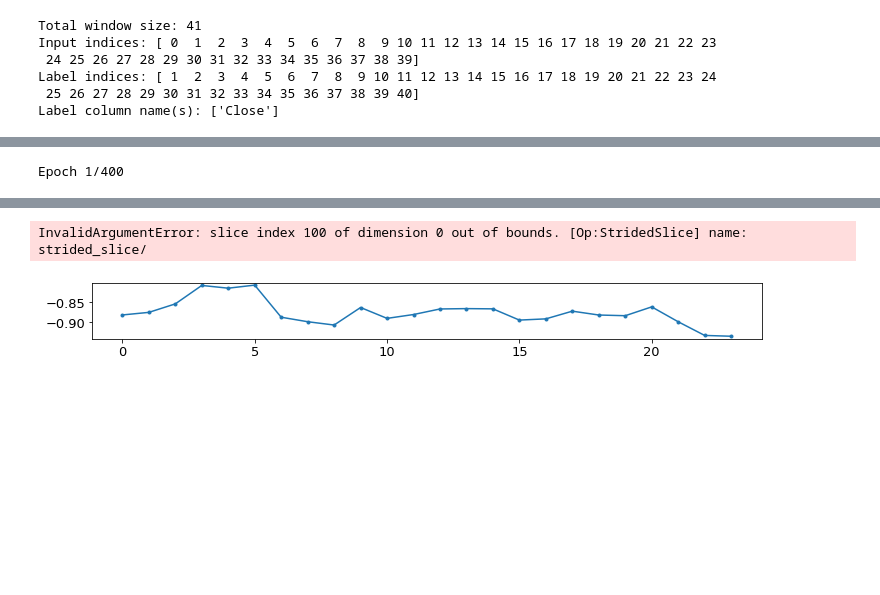
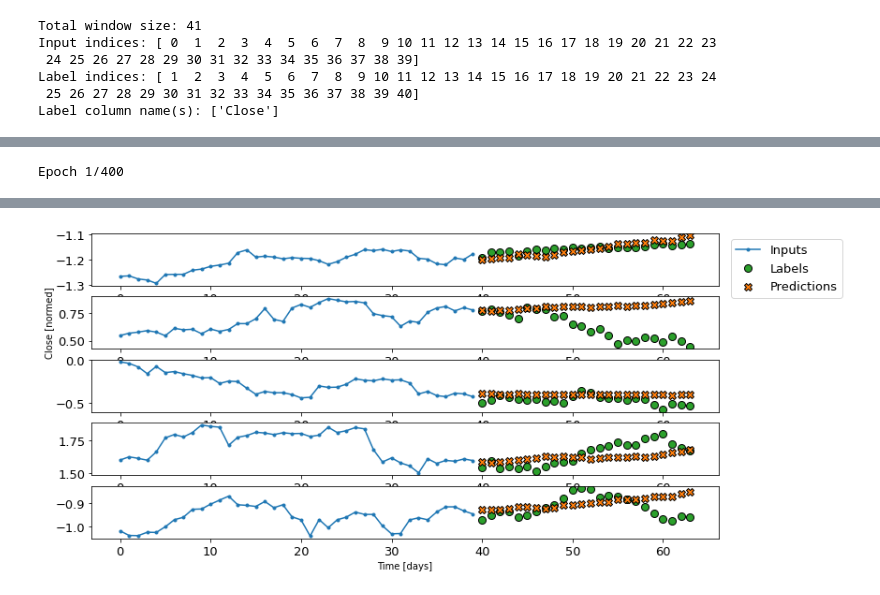
Before and after one commit to gimoonnam/Challenges, a Jupyter notebook: TimeSeriesModeling/Stock_Data_Analysis/How-to-Pull-Stock-Data.ipynb, the cells around one changed output, grey strips where cells are left out. Drawn from its saved outputs; the diff is of its cells as text; code cells hidden in the pictures; blank space fills up the shorter version.

```diff
--- a/TimeSeriesModeling/Stock_Data_Analysis/How-to-Pull-Stock-Data.ipynb
+++ b/TimeSeriesModeling/Stock_Data_Analysis/How-to-Pull-Stock-Data.ipynb
@@ -199,17 +208,18 @@ def plot(self, model=None, plot_col='Close', max_subplots=3):
         if label_col_index is None:
             continue
 
-        plt.scatter(self.label_indices, labels[n+100, :, label_col_index],
+        plt.scatter(self.label_indices, labels[n, :, label_col_index],
                     edgecolors='k', label='Labels', c='#2ca02c', s=64)
 
         if model is not None:
             predictions = model(inputs)
-            plt.scatter(self.label_indices, predictions[n+100, :, label_col_index],
+
+            plt.scatter(self.label_indices, predictions[n, :, label_col_index],
                       marker='X', edgecolors='k', label='Predictions',
                       c='#ff7f0e', s=64)
 
         if n == 0:
-            plt.legend(bbox_to_anchor=(1.05, 1), loc='upper left', fontsize=13)
+            plt.legend(bbox_to_anchor=(1.01, 1), loc='upper left', fontsize=13)
 
         if n==1:
             plt.ylabel(f'{plot_col} [normed]')
@@ -418,6 +509,6 @@ lstm_window.plot(lstm_model)
 # %%
 OUT_STEPS = 24
-multi_window = WindowGenerator(input_width=24,
+multi_window = WindowGenerator(input_width=40,
                                label_width=OUT_STEPS,
                                shift=OUT_STEPS)
 
@@ -509,5 +679,5 @@ multi_window.plot(multi_dense_model)
 # %%
-CONV_WIDTH = 7
+CONV_WIDTH = 3
 
 from keras.layers.convolutional import MaxPooling1D
 
@@ -516,11 +686,12 @@ multi_conv_model = tf.keras.Sequential([
     # Shape [batch, time, features] => [batch, CONV_WIDTH, features]
     tf.keras.layers.Lambda(lambda x: x[:, -CONV_WIDTH:, :]),
     # Shape => [batch, 1, conv_units]
-    tf.keras.layers.Conv1D(1024, activation='relu', kernel_size=(CONV_WIDTH)),
+    tf.keras.layers.Conv1D(512, activation='relu', kernel_size=(CONV_WIDTH)),
     # Shape => [batch, 1,  out_steps*features]
     tf.keras.layers.Dense(OUT_STEPS*num_features,
                           kernel_initializer=tf.initializers.zeros()),
     # Shape => [batch, out_steps, features]
+    tf.keras.layers.Flatten(),
     tf.keras.layers.Reshape([OUT_STEPS, num_features])
 ])
 
@@ -530,6 +701,5 @@ history = compile_and_fit(multi_conv_model, multi_window)
 
 multi_val_performance['Conv'] = multi_conv_model.evaluate(multi_window.val)
 multi_performance['Conv'] = multi_conv_model.evaluate(multi_window.test, verbose=0)
-multi_window.plot(multi_conv_model, max_subplots=5)
 # %% [output]
 Epoch 1/400
@@ -557,2 +727 @@ Epoch 11/400
-InvalidArgumentError: slice index 100 of dimension 0 out of bounds. [Op:StridedSlice] name: strided_slice/
-[figure, old version]
+[figure, new version]
```
Also changed, not shown: parts of 35 cells of this notebook.
